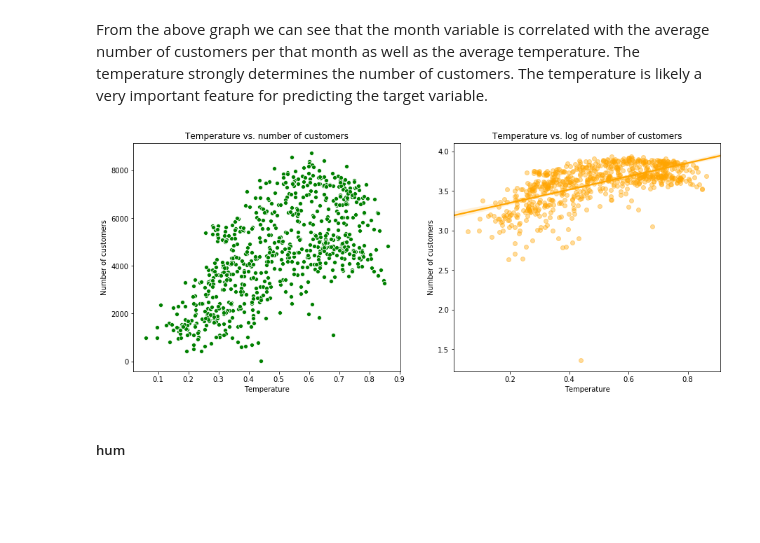
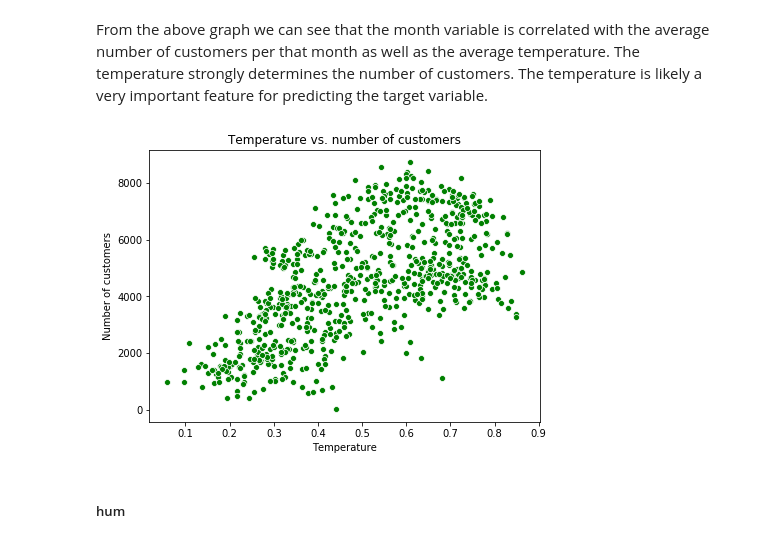
Before and after one commit to julianikulski/bike-sharing, a Jupyter notebook: bike-sharing-demand.ipynb, the cells around one changed output. Drawn from its saved outputs; the diff is of its cells as text; code cells hidden in the pictures; blank space fills up the shorter version.

Commit message:
fix: Log transformation of windspeed and cnt removed

```diff
--- a/bike-sharing-demand.ipynb
+++ b/bike-sharing-demand.ipynb
@@ -510,24 +515,14 @@ plt.show()
 From the above graph we can see that the month variable is correlated with the average number of customers per that month as well as the average temperature. The temperature strongly determines the number of customers. The temperature is likely a very important feature for predicting the target variable.
 # %%
 # plotting temp feature against the target label cnt
-plt.figure(figsize=[15,6])
+plt.figure(figsize=[7,5])
 
-# plot with untransformed data
-plt.subplot(1,2,1)
 sb.scatterplot(data = bike_df, x = 'temp', y = 'cnt', color='green')
 plt.xlabel('Temperature')
 plt.ylabel('Number of customers')
 plt.title('Temperature vs. number of customers');
-
-# plot with log transformation of the temperature variable
-plt.subplot(1,2,2)
-sb.regplot(bike_df['temp'], bike_df['cnt'].apply(lambda x: np.log10(x + 1)),
-            scatter_kws={'alpha': 0.4}, color = 'orange')
-plt.xlabel('Temperature')
-plt.ylabel('Number of customers')
-plt.title('Temperature vs. log of number of customers');
 # %% [output]
-[figure, old version]
+[figure, new version]
 # %% [markdown]
 ##### hum
 # %% [markdown]
```
Also changed, not shown: parts of 15 cells of this notebook.
